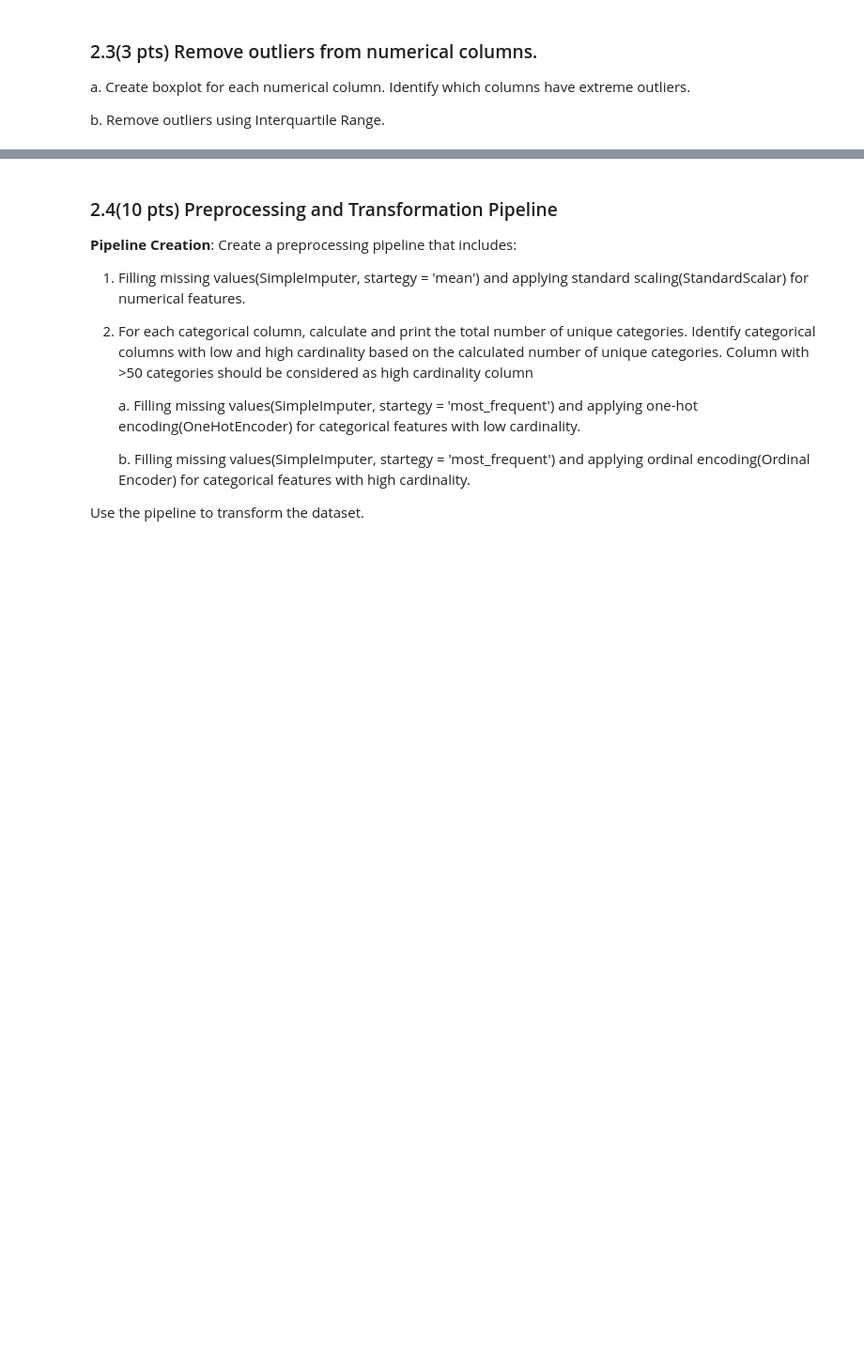
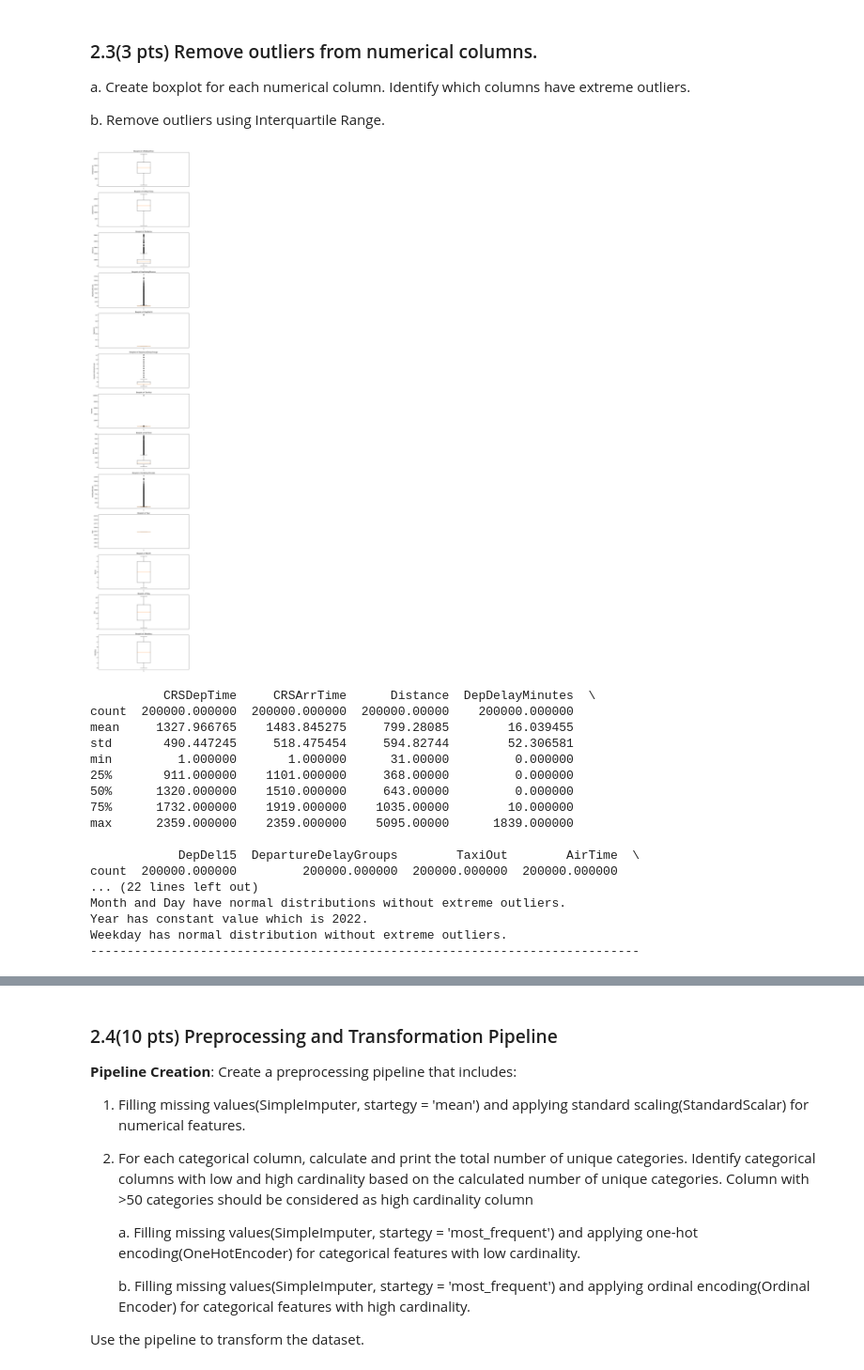
Before and after one commit to ibrahimergin/CS-6964-Lab-3, a Jupyter notebook: lab3_regression.ipynb, the cells around one changed output, grey strips where cells are left out. Shown at 94% size. Drawn from its saved outputs; the diff is of its cells as text; code cells hidden in the pictures; blank space fills up the shorter version.

```diff
--- a/lab3_regression.ipynb
+++ b/lab3_regression.ipynb
@@ -88,0 +204,19 @@ b. Develop a function to correct the identified problematic entries, enabling su
+# %%
+# Q2.1.a - Identify and handle outliers in the dataset.
+
+print(f"Data types:\n{flight_df_cleaning.dtypes}")
+print(50 * "-")
+print(flight_df_cleaning.head())
+print(50 * "-")
+
+# Convert object columns to numeric, erroring out if conversion fails to identify any non-numeric values
+false_columns = ['Distance', 'DepDelayMinutes', 'TaxiOut']
+
+for col in false_columns:
+    problematic_values = []
+    for value in flight_df_cleaning[col]:
+        try:
+            pd.to_numeric(value, errors='raise')
+        except (ValueError, TypeError):
+            problematic_values.append(value)
+    print(f"Problematic values in {col}: {set(problematic_values)}")
@@ -121,0 +378,47 @@ b. Remove outliers using Interquartile Range.
+# %%
+# Q2.3.a - Create boxplot for each numerical column. Identify which columns have extreme outliers.
+
+# Get numerical columns only
+numerical_cols = flight_df_cleaning.select_dtypes(include='number').columns.tolist()
+
+# Create boxplot for each numerical column
+fig, axes = plt.subplots(len(numerical_cols), 1, figsize=(10, 4 * len(numerical_cols)))
+
+for i, col in enumerate(numerical_cols):
+    axes[i].boxplot(flight_df_cleaning[col].dropna())
+    axes[i].set_title(f'Boxplot of {col}')
+    axes[i].set_ylabel(col)
+
+plt.tight_layout()
+plt.show()
+
+
+print(flight_df_cleaning[numerical_cols].describe())
+print(f"""---------------------------------------------------------------------------
+From the boxplots, columns with extreme outliers are Distance, DepDelayMinutes, DepartureDelayGroups, TaxiOut, AirTime, and ArrDelayMinutes.
+These columns have some extremely high values compared to the rest of the data.
+CRSDeptime and CRSArrTime have normal distributions without extreme outliers.
+DepDel15 is a binary variable and does not have extreme outliers.
+Month and Day have normal distributions without extreme outliers.
+Year has constant value which is 2022.
+Weekday has normal distribution without extreme outliers.
+---------------------------------------------------------------------------""")
+# %% [output]
+[figure, added]
+          CRSDepTime     CRSArrTime      Distance  DepDelayMinutes  \
+count  200000.000000  200000.000000  200000.00000    200000.000000
+mean     1327.966765    1483.845275     799.28085        16.039455
+std       490.447245     518.475454     594.82744        52.306581
+min         1.000000       1.000000      31.00000         0.000000
+25%       911.000000    1101.000000     368.00000         0.000000
+50%      1320.000000    1510.000000     643.00000         0.000000
+75%      1732.000000    1919.000000    1035.00000        10.000000
+max      2359.000000    2359.000000    5095.00000      1839.000000
+
+            DepDel15  DepartureDelayGroups        TaxiOut        AirTime  \
+count  200000.000000         200000.000000  200000.000000  200000.000000
+... (22 lines left out)
+Month and Day have normal distributions without extreme outliers.
+Year has constant value which is 2022.
+Weekday has normal distribution without extreme outliers.
+---------------------------------------------------------------------------
```
Also changed, not shown: parts of 21 cells of this notebook, 5 other files.
